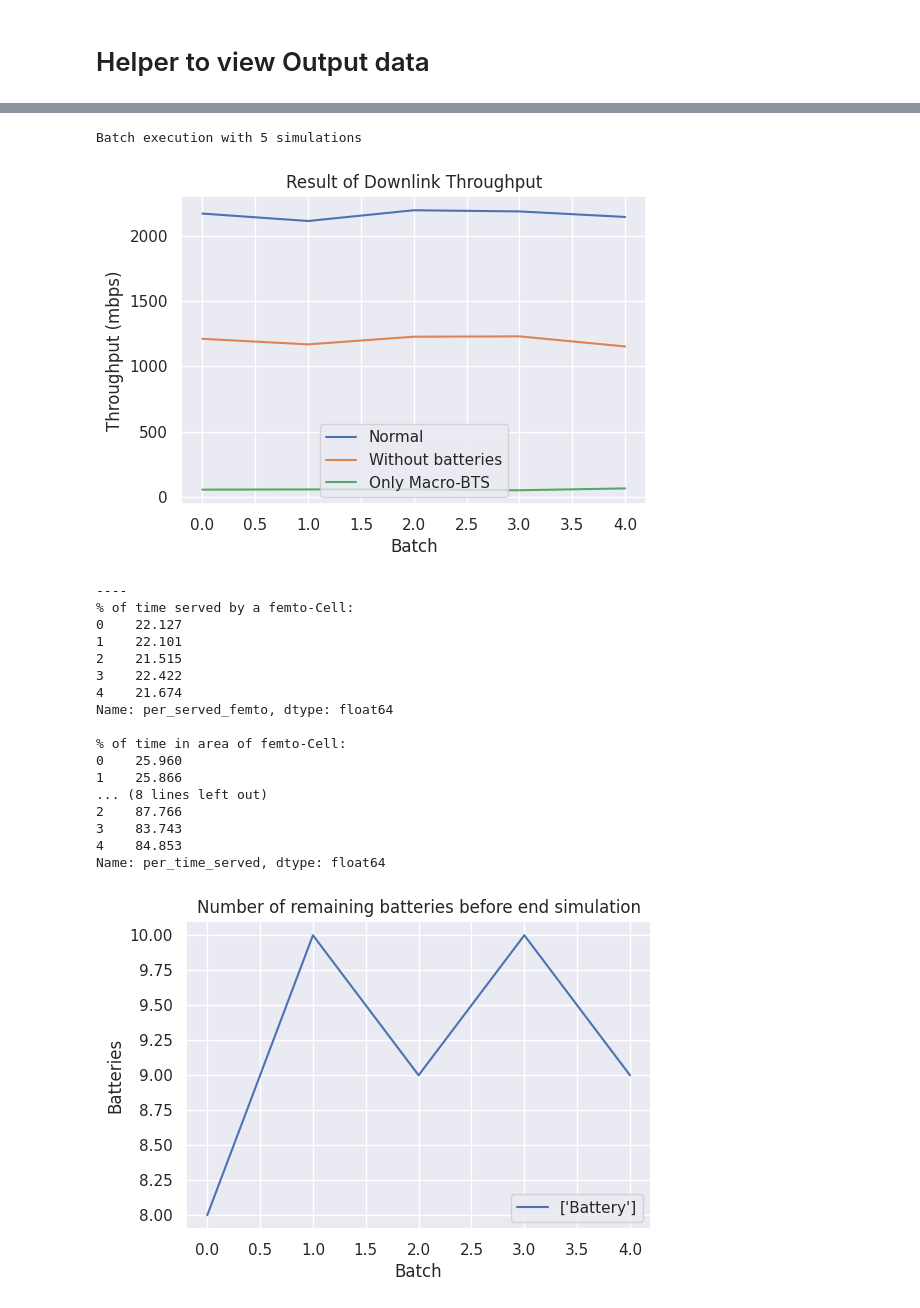
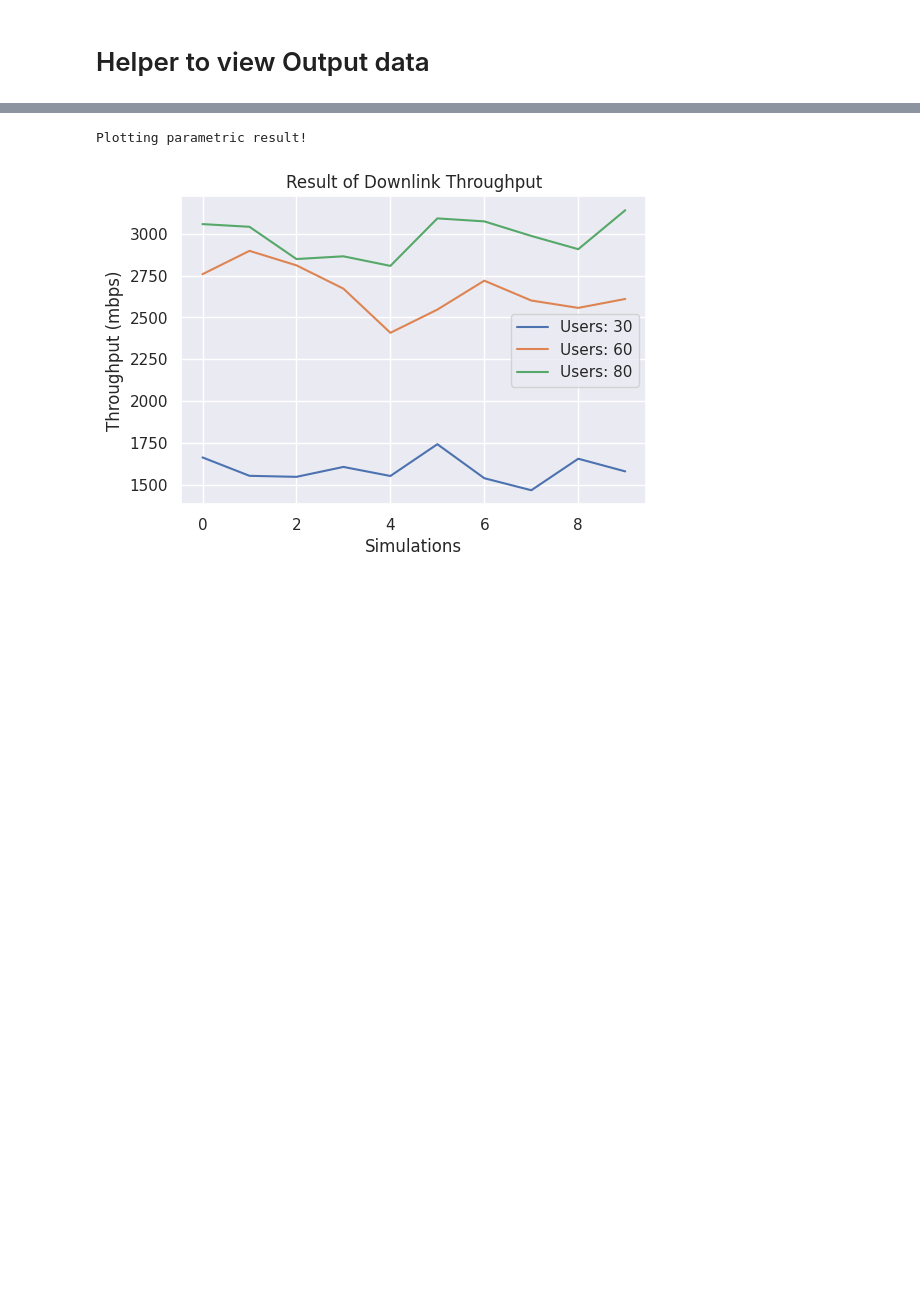
Before and after one commit to 6G-XTREME/PoF_Simulator, a Jupyter notebook: plot_results.ipynb, the cells around one changed output, grey strips where cells are left out. Drawn from its saved outputs; the diff is of its cells as text; code cells hidden in the pictures; blank space fills up the shorter version.

Commit message:
wip plot parametric results

```diff
--- a/plot_results.ipynb
+++ b/plot_results.ipynb
@@ -7,9 +7,9 @@ import pandas as pd
 from sciplot import sciplot
 %matplotlib inline
 # %%
-NAME = "batch-2"
-IS_BATCH = True
-IS_PARAMETRIC = False
+NAME = "users-parametric"
+IS_BATCH = False
+IS_PARAMETRIC = True
 
 base_folder = os.getcwd()
 output_folder = os.path.join(base_folder, 'output')
@@ -29,6 +29,12 @@ if IS_BATCH:
     print("-------")
 elif IS_PARAMETRIC:
     print("Plotting parametric result!")
+    # Read parametric result:
+    mean_parametric_csv = os.path.join(result_folder, 'output-parametric.csv')
+    df_parametric_result = pd.read_csv(mean_parametric_csv)
+    print("Mean results of parametric simulation: ")
+    print(df_parametric_result.T)
+    print("-----")
 else:
     print("What is?")
 # %% [output]
@@ -58,50 +62,43 @@ if IS_BATCH:
     df_simulations = pd.read_csv(output_simulations_csv)
     print(f"Batch execution with {df_simulations.shape[0]} simulations")
 
     # Plot Throughput Downlink
     traces = []
     traces.append(df_simulations['throughput[mbps]'])
     traces.append(df_simulations['throughput_no_battery[mbps]'])
     traces.append(df_simulations['throughput_only_macro[mbps]'])
     sciplot(x=range(0,df_simulations.shape[0]), y=traces,
             xlabel='Batch', ylabel='Throughput (mbps)', title='Result of Downlink Throughput',
             grid=True, style='dark', legend=True, label=['Normal',
                                                          'Without batteries',
                                                          'Only Macro-BTS'])
 
     # Show Percentages
     print("----")
     print(f"% of time served by a femto-Cell: \n{df_simulations['per_served_femto'].T} \n" )
     print(f"% of time in area of femto-Cell: \n{df_simulations['per_in_area'].T} \n" )
     print(f"% of time in area of femto-Cell, and served by femto-Cell: \n{df_simulations['per_time_served'].T} \n" )
 
     # Show remaining batt
     sciplot(x=range(0,df_simulations.shape[0]), y=df_simulations['remaining_batt'],
             xlabel='Batch', ylabel='Batteries', title='Number of remaining batteries before end simulation',
             grid=True, style='dark', legend=True, label=['Battery'])
 
 elif IS_PARAMETRIC:
     print("Plotting parametric result!")
+    traces_parametric = []
+    for point in range(0, df_parametric_result.shape[0]):
+        path_param = os.path.join(result_folder, NAME + f'-{point}', "output-simulations.csv")
+        df_param = pd.read_csv(path_param)
+        traces_parametric.append(df_param["throughput[mbps]"])
+
+    sciplot(x=range(0,traces_parametric[0].shape[0]), y=traces_parametric,
+            xlabel='Simulations', ylabel='Throughput (mbps)', title='Result of Downlink Throughput',
+            grid=True, style='dark', legend=True, label=['Users: 30',
+                                                         'Users: 60',
+                                                         'Users: 80'])
 else:
     print("What is?")
 # %% [output]
-Batch execution with 5 simulations
+Plotting parametric result!
-[figure, old version]
+[figure, new version]
-----
-% of time served by a femto-Cell:
-0    22.127
-1    22.101
-2    21.515
-3    22.422
-4    21.674
-Name: per_served_femto, dtype: float64
-
-% of time in area of femto-Cell:
-0    25.960
-1    25.866
-... (8 lines left out)
-2    87.766
-3    83.743
-4    84.853
-Name: per_time_served, dtype: float64
-[figure, removed]
```
Also changed, not shown: parts of 2 cells of this notebook.
